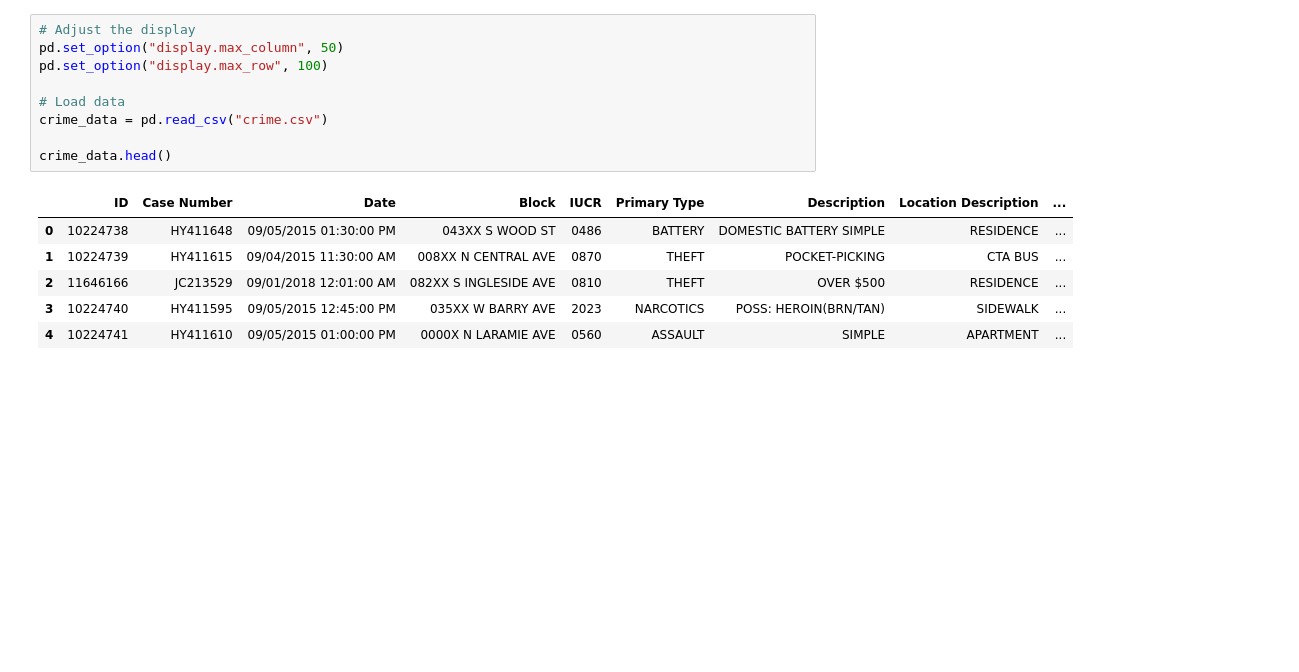
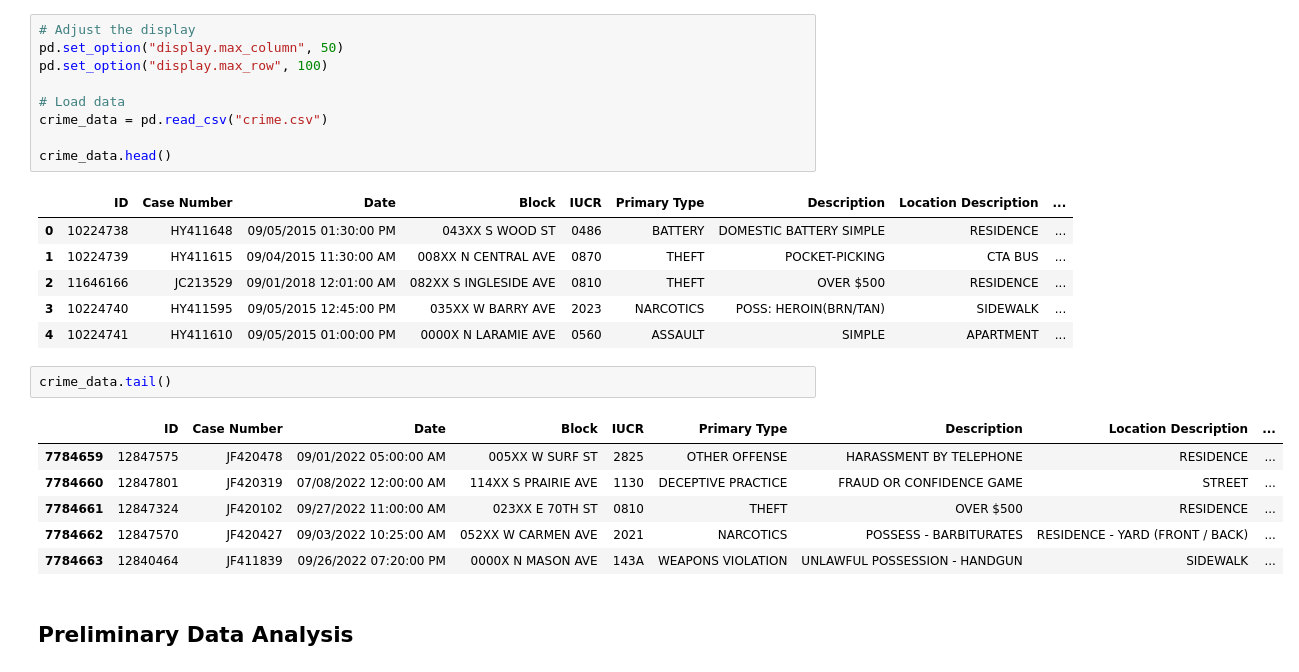
Before and after one commit to perpetualdev/ai_engineering, a Jupyter notebook: module_two/tasks/perpetual_meninwa_task19.ipynb, the cells around one changed output. Cells and saved outputs as stored; diff of their text form; blank space fills up the shorter version.

```diff
--- a/module_two/tasks/perpetual_meninwa_task19.ipynb
+++ b/module_two/tasks/perpetual_meninwa_task19.ipynb
@@ -18,3 +19,14 @@ crime_data.head()
 | 2 | 11646166 | JC213529 | 09/01/2018 12:01:00 AM | 082XX S INGLESIDE AVE | 0810 | THEFT | OVER $500 | RESIDENCE | ... |
 | 3 | 10224740 | HY411595 | 09/05/2015 12:45:00 PM | 035XX W BARRY AVE | 2023 | NARCOTICS | POSS: HEROIN(BRN/TAN) | SIDEWALK | ... |
 | 4 | 10224741 | HY411610 | 09/05/2015 01:00:00 PM | 0000X N LARAMIE AVE | 0560 | ASSAULT | SIMPLE | APARTMENT | ... |
+# %%
+crime_data.tail()
+# %% [output]
+|  | ID | Case Number | Date | Block | IUCR | Primary Type | Description | Location Description | ... |
+| 7784659 | 12847575 | JF420478 | 09/01/2022 05:00:00 AM | 005XX W SURF ST | 2825 | OTHER OFFENSE | HARASSMENT BY TELEPHONE | RESIDENCE | ... |
+| 7784660 | 12847801 | JF420319 | 07/08/2022 12:00:00 AM | 114XX S PRAIRIE AVE | 1130 | DECEPTIVE PRACTICE | FRAUD OR CONFIDENCE GAME | STREET | ... |
+| 7784661 | 12847324 | JF420102 | 09/27/2022 11:00:00 AM | 023XX E 70TH ST | 0810 | THEFT | OVER $500 | RESIDENCE | ... |
+| 7784662 | 12847570 | JF420427 | 09/03/2022 10:25:00 AM | 052XX W CARMEN AVE | 2021 | NARCOTICS | POSSESS - BARBITURATES | RESIDENCE - YARD (FRONT / BACK) | ... |
+| 7784663 | 12840464 | JF411839 | 09/26/2022 07:20:00 PM | 0000X N MASON AVE | 143A | WEAPONS VIOLATION | UNLAWFUL POSSESSION - HANDGUN | SIDEWALK | ... |
+# %% [markdown]
+## **Preliminary Data Analysis**
```
Also changed, not shown: parts of 17 cells of this notebook.
